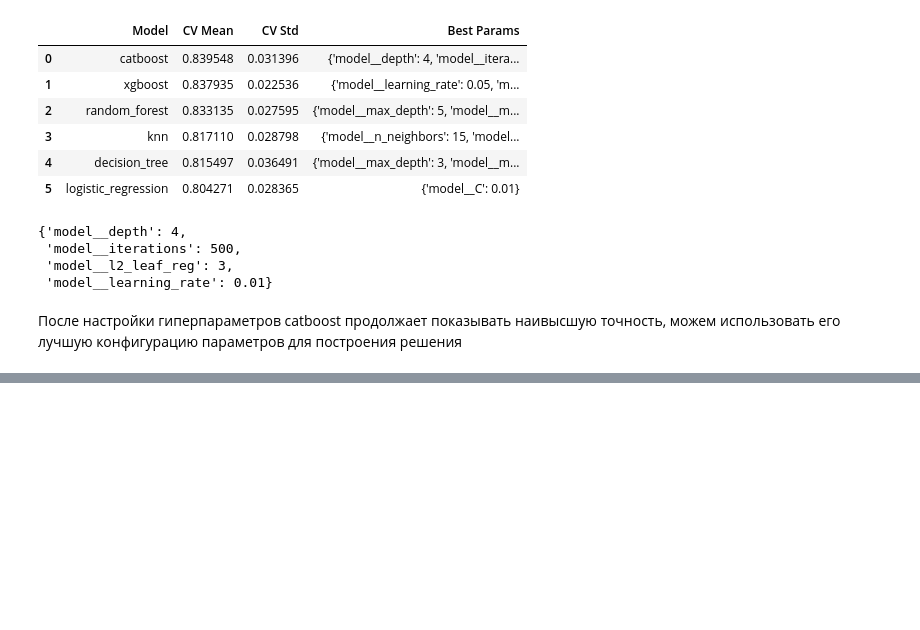
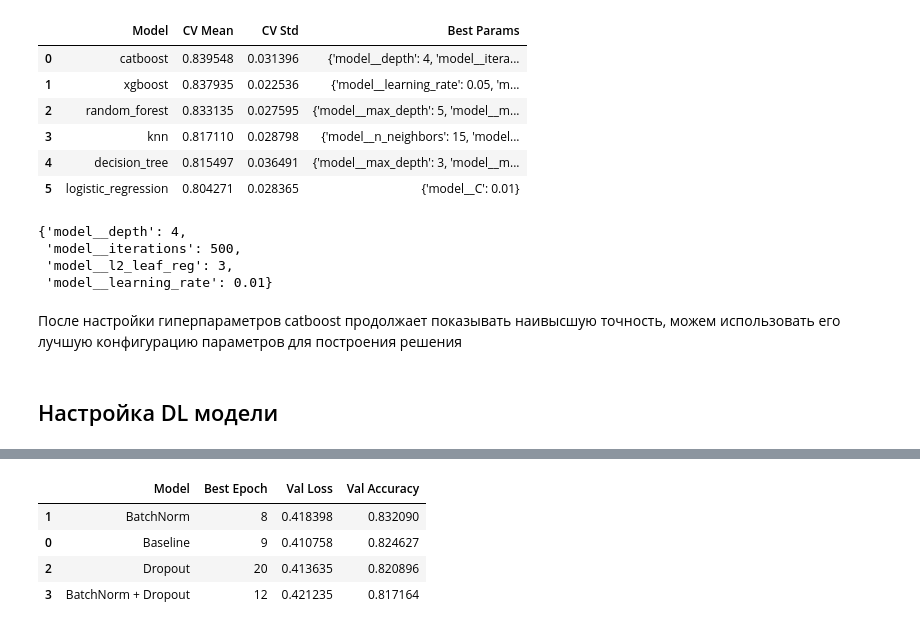
Before and after one commit to EgorFalaleev/kaggle-titanic, a Jupyter notebook: notebooks/03_models.ipynb, the cells around one changed output, grey strips where cells are left out. Saved outputs shown, nothing was run; the diff lists cells and outputs as text; code cells hidden in the pictures; blank space fills up the shorter version.

```diff
--- a/notebooks/03_models.ipynb
+++ b/notebooks/03_models.ipynb
@@ -165,3 +166,5 @@ results.loc[
  'model__learning_rate': 0.01}
 # %% [markdown]
 После настройки гиперпараметров catboost продолжает показывать наивысшую точность, можем использовать его лучшую конфигурацию параметров для построения решения
+# %% [markdown]
+## Настройка DL модели
@@ -167,0 +175,19 @@ results.loc[
+# %%
+experiments = {
+    'Baseline': {
+        'use_batchnorm': False,
+        'use_dropout': False,
+    },
+    'BatchNorm': {
+        'use_batchnorm': True,
+        'use_dropout': False,
+    },
+    'Dropout': {
+        'use_batchnorm': False,
+        'use_dropout': True,
+    },
+    'BatchNorm + Dropout': {
+        'use_batchnorm': True,
+        'use_dropout': True,
+    },
+}
@@ -167,0 +238,20 @@ results.loc[
+# %%
+results = []
+histories = []
+
+for name, params in experiments.items():
+    print(f'\nTraining {name}')
+
+    result, history = run_experiment(name, params)
+
+    results.append(result)
+    histories.extend(history)
+
+results_df = pd.DataFrame(results)
+history_df = pd.DataFrame(histories)
+
+results_df.sort_values(
+    'Val Accuracy',
+    ascending=False
+)
+# %% [output]
@@ -167,0 +275,5 @@ results.loc[
+|  | Model | Best Epoch | Val Loss | Val Accuracy |
+| 1 | BatchNorm | 8 | 0.418398 | 0.832090 |
+| 0 | Baseline | 9 | 0.410758 | 0.824627 |
+| 2 | Dropout | 20 | 0.413635 | 0.820896 |
+| 3 | BatchNorm + Dropout | 12 | 0.421235 | 0.817164 |
```
Also changed, not shown: parts of 9 cells of this notebook, 3 other files.
